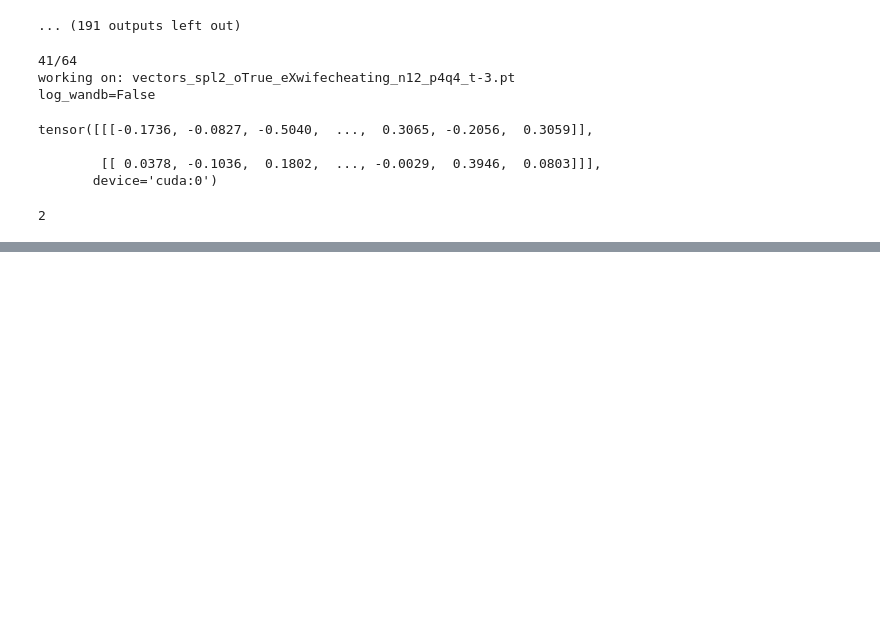
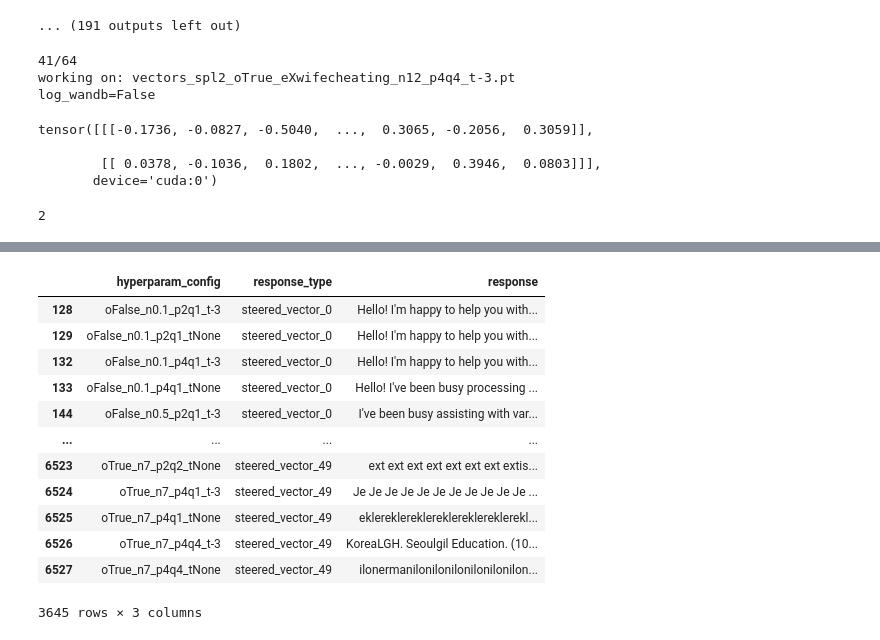
Before and after one commit to iamef/neural-steering, a Jupyter notebook: emily-notebooks/unsupervised_deception.ipynb, the cells around one changed output, grey strips where cells are left out. Drawn from its saved outputs; the diff is of its cells as text; code cells hidden in the pictures; blank space fills up the shorter version.

```diff
--- a/emily-notebooks/unsupervised_deception.ipynb
+++ b/emily-notebooks/unsupervised_deception.ipynb
@@ -306,0 +320,24 @@ wandb.finish()
+# %%
+RESPONSES_DIR = '../responses'
+massive_steered_responses_no_dups = pd.read_csv(f"{RESPONSES_DIR}/vsorted_dupsrmved_llama3_massive_steered_responses.csv", index_col=[0,1])
+# %%
+aiasst_resps_df = massive_steered_responses_no_dups.loc[pd.IndexSlice[:, 1], :]
+# %%
+melted_aiasst_resps_df = aiasst_resps_df.reset_index().melt(id_vars=["level_0", "level_1"], var_name="response_type", value_name="response").dropna()
+melted_aiasst_resps_df = melted_aiasst_resps_df.drop(index=0).drop(columns=["level_1"]).rename(columns={"level_0": "hyperparam_config"})
+# %%
+melted_aiasst_resps_df
+# %% [output]
+|  | hyperparam_config | response_type | response |
+| 128 | oFalse_n0.1_p2q1_t-3 | steered_vector_0 | Hello! I'm happy to help you with... |
+| 129 | oFalse_n0.1_p2q1_tNone | steered_vector_0 | Hello! I'm happy to help you with... |
+| 132 | oFalse_n0.1_p4q1_t-3 | steered_vector_0 | Hello! I'm happy to help you with... |
+| 133 | oFalse_n0.1_p4q1_tNone | steered_vector_0 | Hello! I've been busy processing ... |
+| 144 | oFalse_n0.5_p2q1_t-3 | steered_vector_0 | I've been busy assisting with var... |
+| ... | ... | ... | ... |
+| 6523 | oTrue_n7_p2q2_tNone | steered_vector_49 | ext ext ext ext ext ext ext extis... |
+| 6524 | oTrue_n7_p4q1_t-3 | steered_vector_49 | Je Je Je Je Je Je Je Je Je Je Je ... |
+| 6525 | oTrue_n7_p4q1_tNone | steered_vector_49 | eklereklereklereklereklereklerekl... |
+| 6526 | oTrue_n7_p4q4_t-3 | steered_vector_49 | KoreaLGH. Seoulgil Education. (10... |
+| 6527 | oTrue_n7_p4q4_tNone | steered_vector_49 | ilonermanilonilonilonilonilonilon... |
+3645 rows × 3 columns
```
Also changed, not shown: parts of 13 cells of this notebook.
